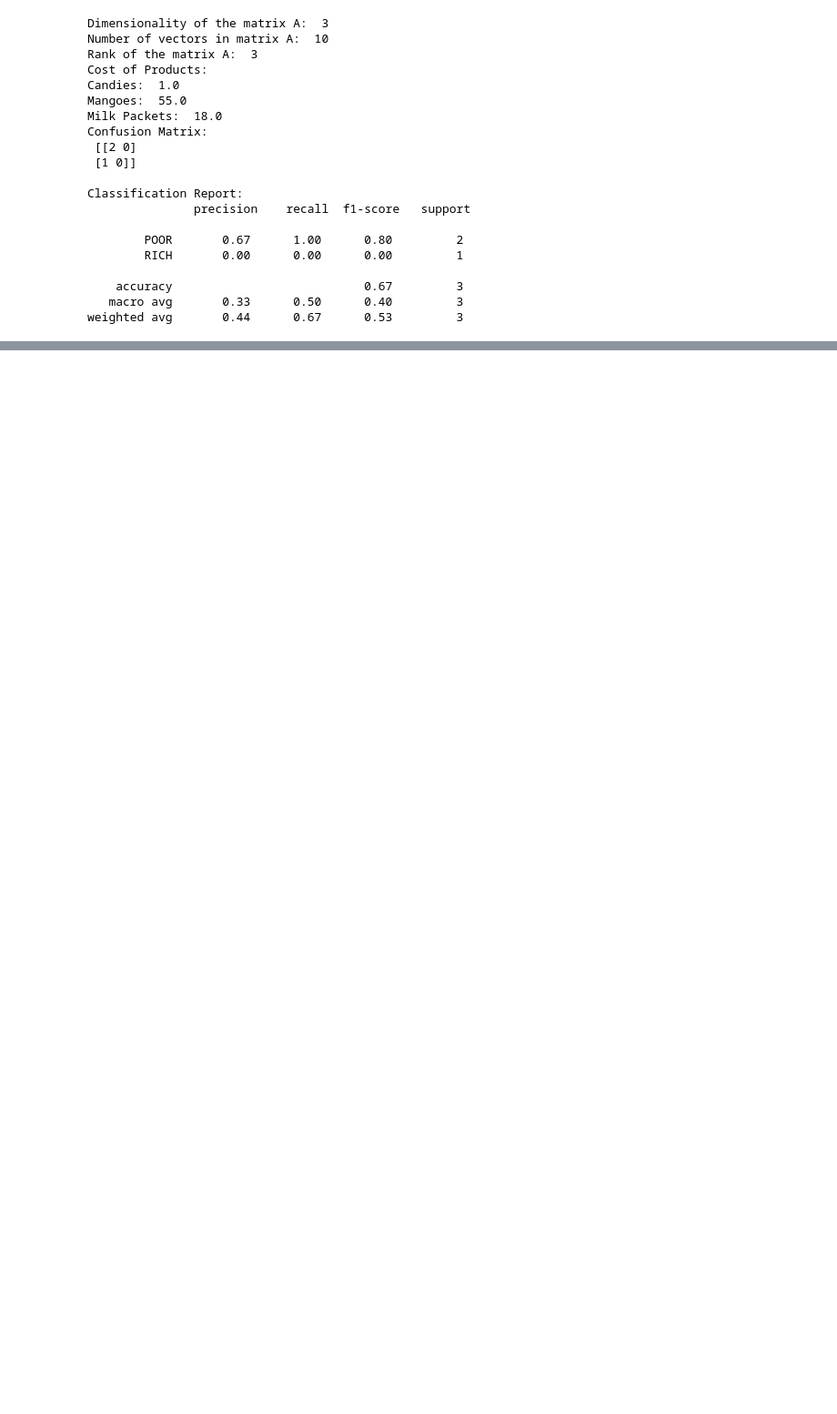
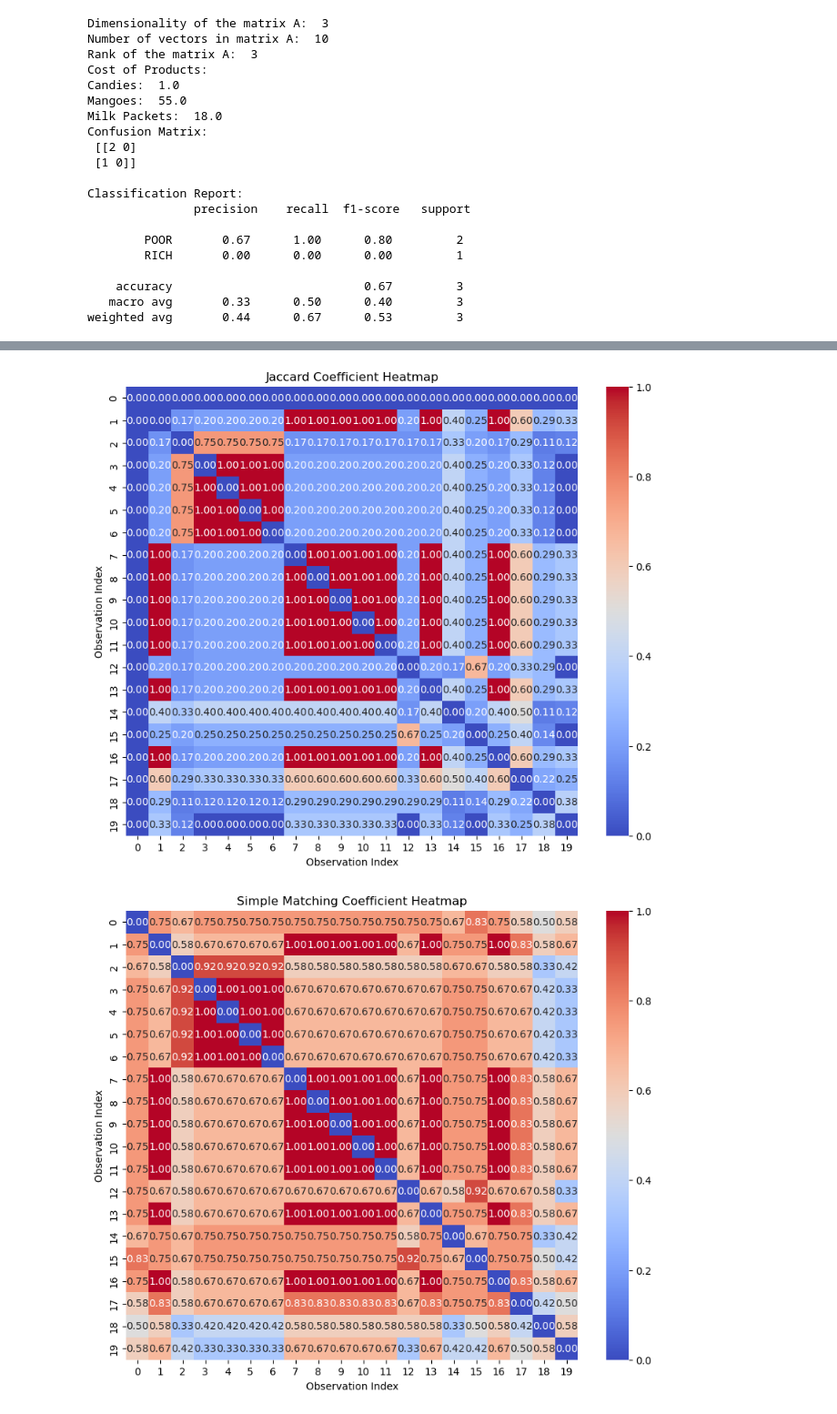
Before and after one commit to madhu-rajj/ML-, a Jupyter notebook: Assignment_2.ipynb, the cells around one changed output, grey strips where cells are left out. Shown at 91% size. Cells and saved outputs as stored; diff of their text form; code cells hidden in the pictures; blank space fills up the shorter version.

```diff
--- a/Assignment_2.ipynb
+++ b/Assignment_2.ipynb
@@ -146,0 +618,77 @@ Difference between Population Mean and Sample Mean for Wednesdays: 9.96
+# %%
+#Question A10
+import pandas as pd
+import numpy as np
+import seaborn as sns
+import matplotlib.pyplot as plt
+from sklearn.metrics.pairwise import cosine_similarity
+
+def load_data(file_path):
+    try:
+        df = pd.read_excel(file_path, sheet_name='thyroid0387_UCI')
+        return df
+    except FileNotFoundError:
+        print(f"Error: The file '{file_path}' was not found.")
+        raise
+
+def preprocess_data(df):
+
+    for col in df.select_dtypes(include=['object']).columns:
+        df[col] = pd.factorize(df[col])[0]
+    return df
+
+def compute_similarity_matrices(df):
+
+    df_20 = df.head(20)
+
+    binary_cols = df_20.columns[df_20.nunique() == 2]
+
+    binary_df = df_20[binary_cols]
+    num_vectors = binary_df.shape[0]
+
+    jc_matrix = np.zeros((num_vectors, num_vectors))
+    smc_matrix = np.zeros((num_vectors, num_vectors))
+
+    for i in range(num_vectors):
+        for j in range(num_vectors):
+            if i != j:
+                vector1 = binary_df.iloc[i]
+                vector2 = binary_df.iloc[j]
+
+                f11 = ((vector1 == 1) & (vector2 == 1)).sum()
+                f10 = ((vector1 == 1) & (vector2 == 0)).sum()
+                f01 = ((vector1 == 0) & (vector2 == 1)).sum()
+                f00 = ((vector1 == 0) & (vector2 == 0)).sum()
+
+                jc_matrix[i, j] = f11 / (f01 + f10 + f11) if (f01 + f10 + f11) > 0 else 0
+                smc_matrix[i, j] = (f11 + f00) / (f00 + f01 + f10 + f11) if (f00 + f01 + f10 + f11) > 0 else 0
+
+    vectors = df_20.values
+    cos_sim_matrix = cosine_similarity(vectors)
+
+    return jc_matrix, smc_matrix, cos_sim_matrix
+
+def plot_heatmap(matrix, title):
+    plt.figure(figsize=(10, 8))
+    sns.heatmap(matrix, annot=True, cmap='coolwarm', fmt=".2f", cbar=True)
+    plt.title(title)
+    plt.xlabel('Observation Index')
+    plt.ylabel('Observation Index')
+    plt.show()
+
+def main(file_path):
+    df = load_data(file_path)
+    df = preprocess_data(df)
+
+    jc_matrix, smc_matrix, cos_sim_matrix = compute_similarity_matrices(df)
+
+    plot_heatmap(jc_matrix, 'Jaccard Coefficient Heatmap')
+    plot_heatmap(smc_matrix, 'Simple Matching Coefficient Heatmap')
+    plot_heatmap(cos_sim_matrix, 'Cosine Similarity Heatmap')
+
+if __name__ == "__main__":
+    file_path = "C:/Users/year3/Downloads/Lab Session Data.xlsx"
+    main(file_path)
+# %% [output]
+[figure, added]
+[figure, added]
```
Also changed, not shown: parts of 8 cells of this notebook.
